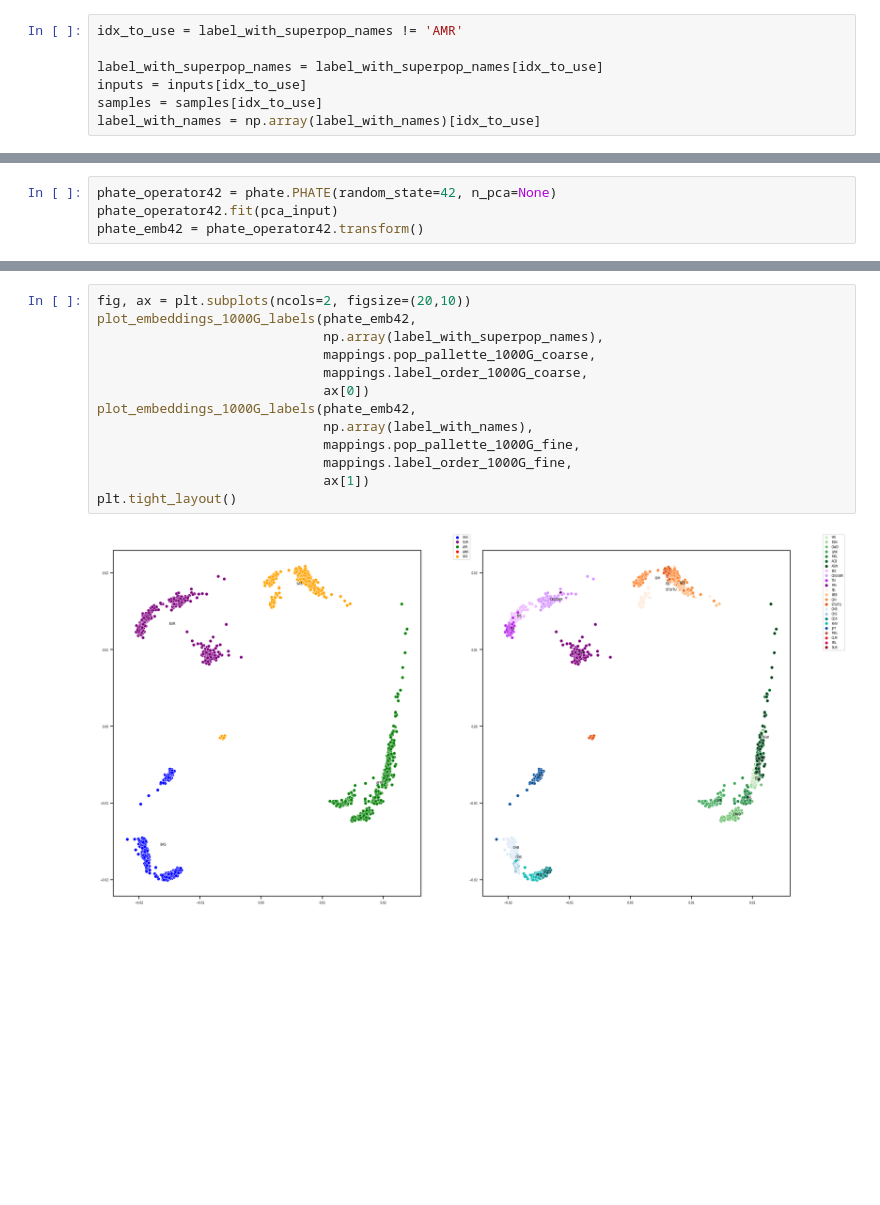
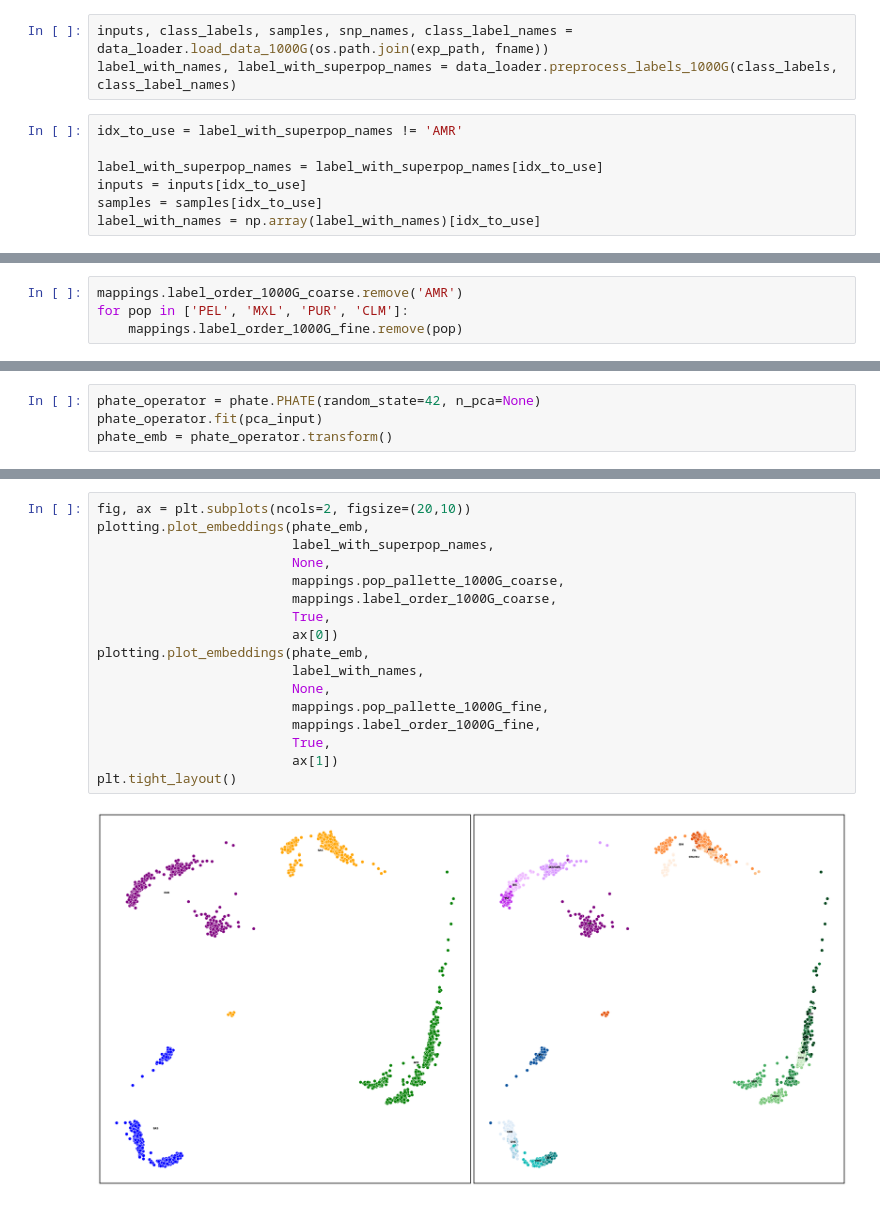
Before and after one commit to latent-reasoning-works/manylatents, a Jupyter notebook: notebooks/phate_noadmix.ipynb, the cells around one changed output, grey strips where cells are left out. Drawn from its saved outputs; the diff is of its cells as text; blank space fills up the shorter version.

```diff
--- a/notebooks/phate_noadmix.ipynb
+++ b/notebooks/phate_noadmix.ipynb
@@ -77,3 +21,6 @@ This time we include all the groups
+# %%
+inputs, class_labels, samples, snp_names, class_label_names = data_loader.load_data_1000G(os.path.join(exp_path, fname))
+label_with_names, label_with_superpop_names = data_loader.preprocess_labels_1000G(class_labels, class_label_names)
 # %%
 idx_to_use = label_with_superpop_names != 'AMR'
 
@@ -94 +36,5 @@ pca_input = pca_obj.fit_transform(inputs)
+# %%
+mappings.label_order_1000G_coarse.remove('AMR')
+for pop in ['PEL', 'MXL', 'PUR', 'CLM']:
+    mappings.label_order_1000G_fine.remove(pop)
 # %%
@@ -120,7 +62,7 @@ for comp in range(10):
 # %%
-phate_operator42 = phate.PHATE(random_state=42, n_pca=None)
-phate_operator42.fit(pca_input)
-phate_emb42 = phate_operator42.transform()
+phate_operator = phate.PHATE(random_state=42, n_pca=None)
+phate_operator.fit(pca_input)
+phate_emb = phate_operator.transform()
 # %% [output]
 Running PHATE on 1975 observations and 100 variables.
 Calculating graph and diffusion operator...
@@ -139,15 +81,19 @@ Calculated metric MDS in 4.35 seconds.
 # %%
 fig, ax = plt.subplots(ncols=2, figsize=(20,10))
-plot_embeddings_1000G_labels(phate_emb42,
-                             np.array(label_with_superpop_names),
-                             mappings.pop_pallette_1000G_coarse,
-                             mappings.label_order_1000G_coarse,
-                             ax[0])
-plot_embeddings_1000G_labels(phate_emb42,
-                             np.array(label_with_names),
-                             mappings.pop_pallette_1000G_fine,
-                             mappings.label_order_1000G_fine,
-                             ax[1])
+plotting.plot_embeddings(phate_emb,
+                         label_with_superpop_names,
+                         None,
+                         mappings.pop_pallette_1000G_coarse,
+                         mappings.label_order_1000G_coarse,
+                         True,
+                         ax[0])
+plotting.plot_embeddings(phate_emb,
+                         label_with_names,
+                         None,
+                         mappings.pop_pallette_1000G_fine,
+                         mappings.label_order_1000G_fine,
+                         True,
+                         ax[1])
 plt.tight_layout()
 # %% [output]
-[figure, old version]
+[figure, new version]
```
Also changed, not shown: parts of 12 cells of this notebook, 31 other files.
